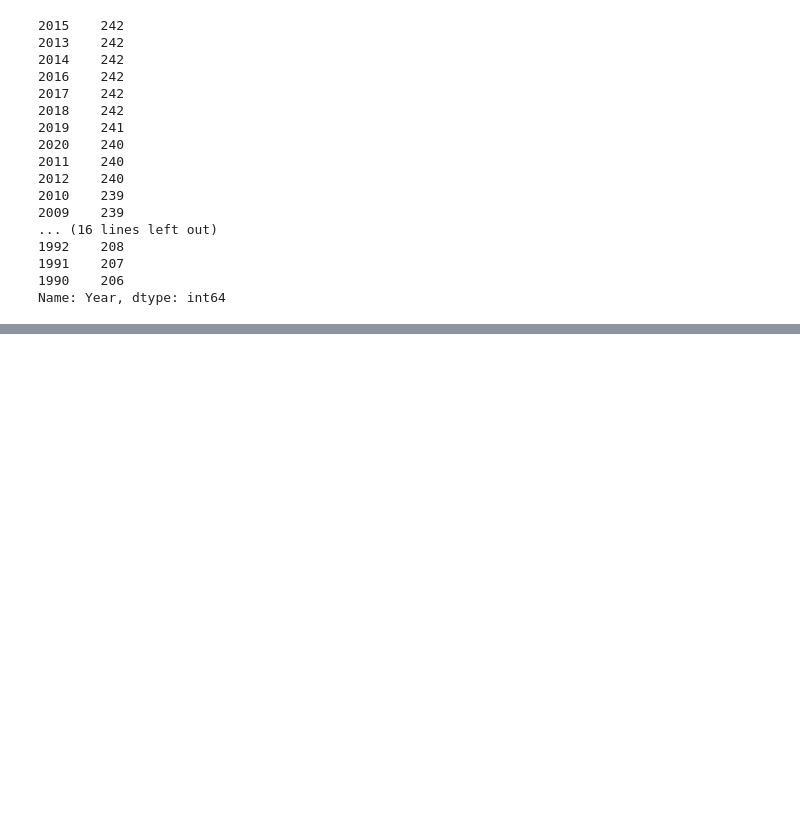
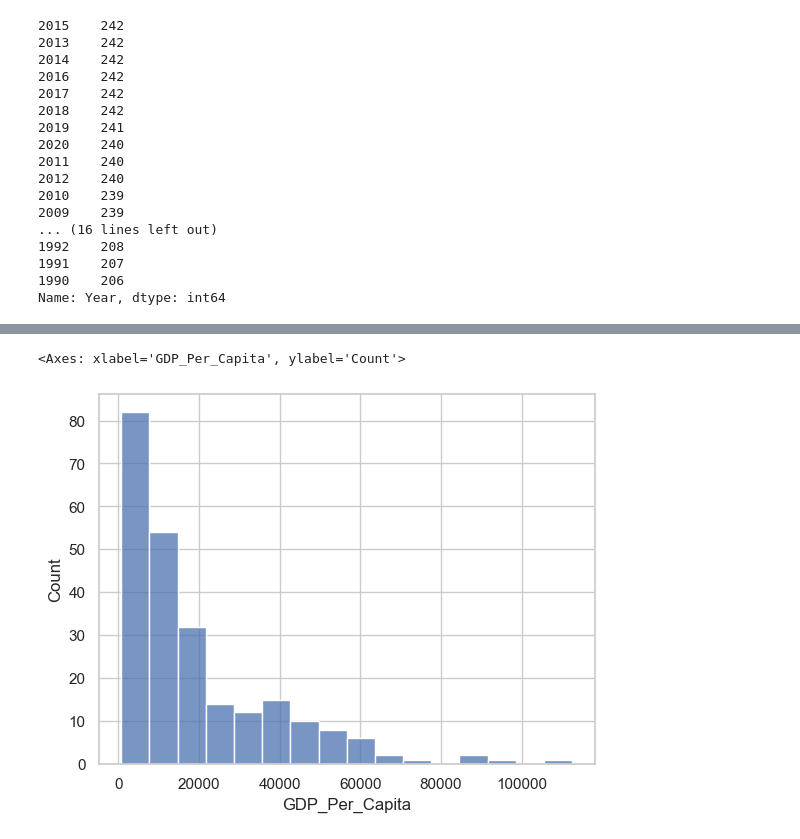
Before and after one commit to NSS-Full-Time-Data-Analytics-11/un-project-JenHall82, a Jupyter notebook: notebooks/un_project.ipynb, the cells around one changed output, grey strips where cells are left out. Cells and saved outputs as stored; diff of their text form; code cells hidden in the pictures; blank space fills up the shorter version.

```diff
--- a/notebooks/un_project.ipynb
+++ b/notebooks/un_project.ipynb
@@ -109,5 +109,3 @@ gdp_df.Year.value_counts()
 1991    207
 1990    206
 Name: Year, dtype: int64
-# %%
-gdp_df = sns.load_dataset('iris')
@@ -113,0 +128,3 @@ gdp_df = sns.load_dataset('iris')
+# %%
+year_2020 = gdp_df.loc[gdp_df['Year'] == 2020]
+year_2020.head()
@@ -113,0 +138,5 @@ gdp_df = sns.load_dataset('iris')
+# %%
+sns.histplot(data= year_2020, x="GDP_Per_Capita")
+# %% [output]
+<Axes: xlabel='GDP_Per_Capita', ylabel='Count'>
+[figure, added]
```
Also changed, not shown: parts of 22 cells of this notebook.
